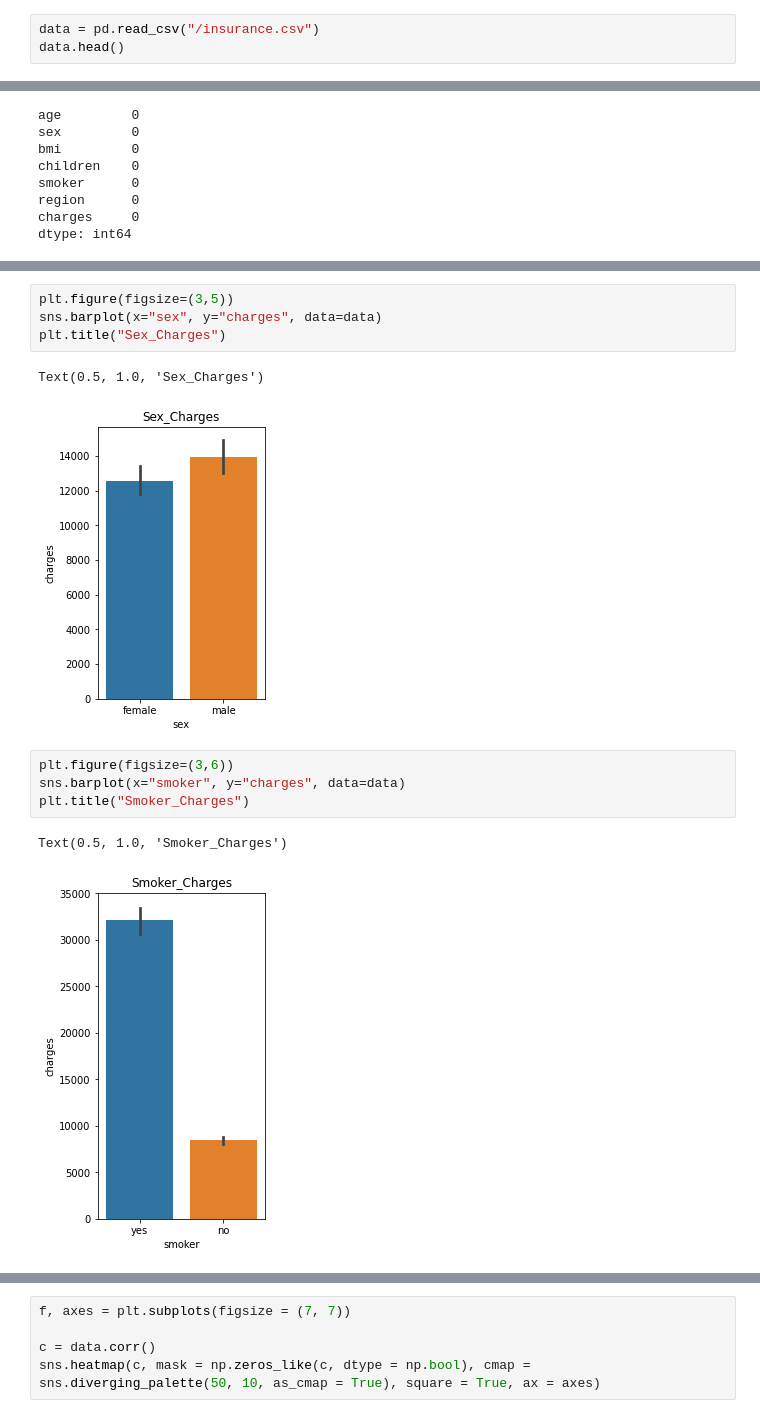
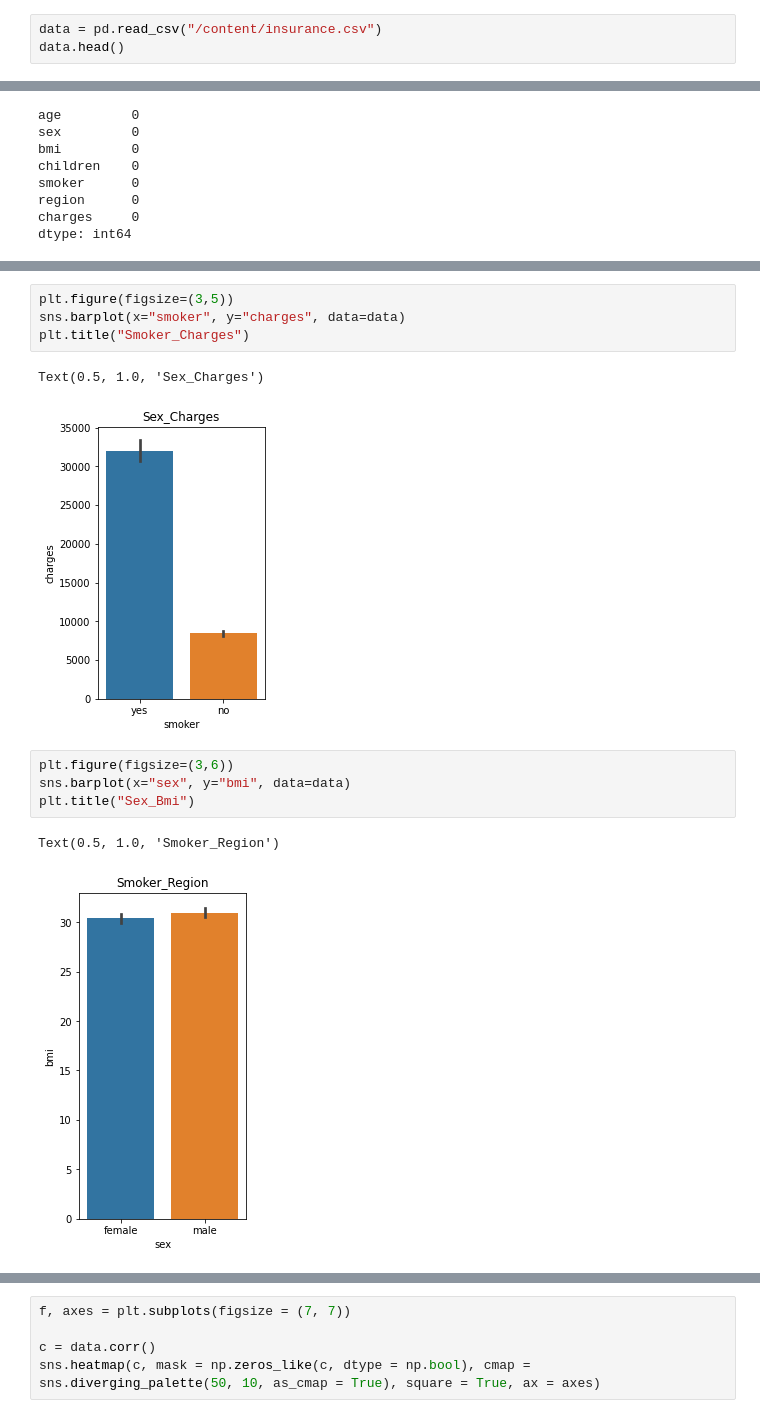
Before and after one commit to idrisskc/Insurance_charges_ML, a Jupyter notebook: Insurance_charges_models.ipynb, the cells around one changed output, grey strips where cells are left out. Cells and saved outputs as stored; diff of their text form.

```diff
--- a/Insurance_charges_models.ipynb
+++ b/Insurance_charges_models.ipynb
@@ -13,7 +13,7 @@ from sklearn.linear_model import LinearRegression
 from sklearn.metrics import mean_squared_error, accuracy_score, r2_score
 from math import sqrt
 # %%
-data = pd.read_csv("/insurance.csv")
+data = pd.read_csv("/content/insurance.csv")
 data.head()
 # %% [output]
 |  | age | sex | bmi | children | smoker | region | charges |
@@ -68,15 +68,15 @@ Text(0.5, 1.0, 'Ages_Charges')
 # %%
 plt.figure(figsize=(3,5))
-sns.barplot(x="sex", y="charges", data=data)
-plt.title("Sex_Charges")
+sns.barplot(x="smoker", y="charges", data=data)
+plt.title("Smoker_Charges")
 # %% [output]
 Text(0.5, 1.0, 'Sex_Charges')
-[figure, old version]
+[figure, new version]
 # %%
 plt.figure(figsize=(3,6))
-sns.barplot(x="smoker", y="charges", data=data)
-plt.title("Smoker_Charges")
+sns.barplot(x="sex", y="bmi", data=data)
+plt.title("Sex_Bmi")
 # %% [output]
-Text(0.5, 1.0, 'Smoker_Charges')
+Text(0.5, 1.0, 'Smoker_Region')
-[figure, old version]
+[figure, new version]
 # %%
```
Also changed, not shown: parts of 4 cells of this notebook.
